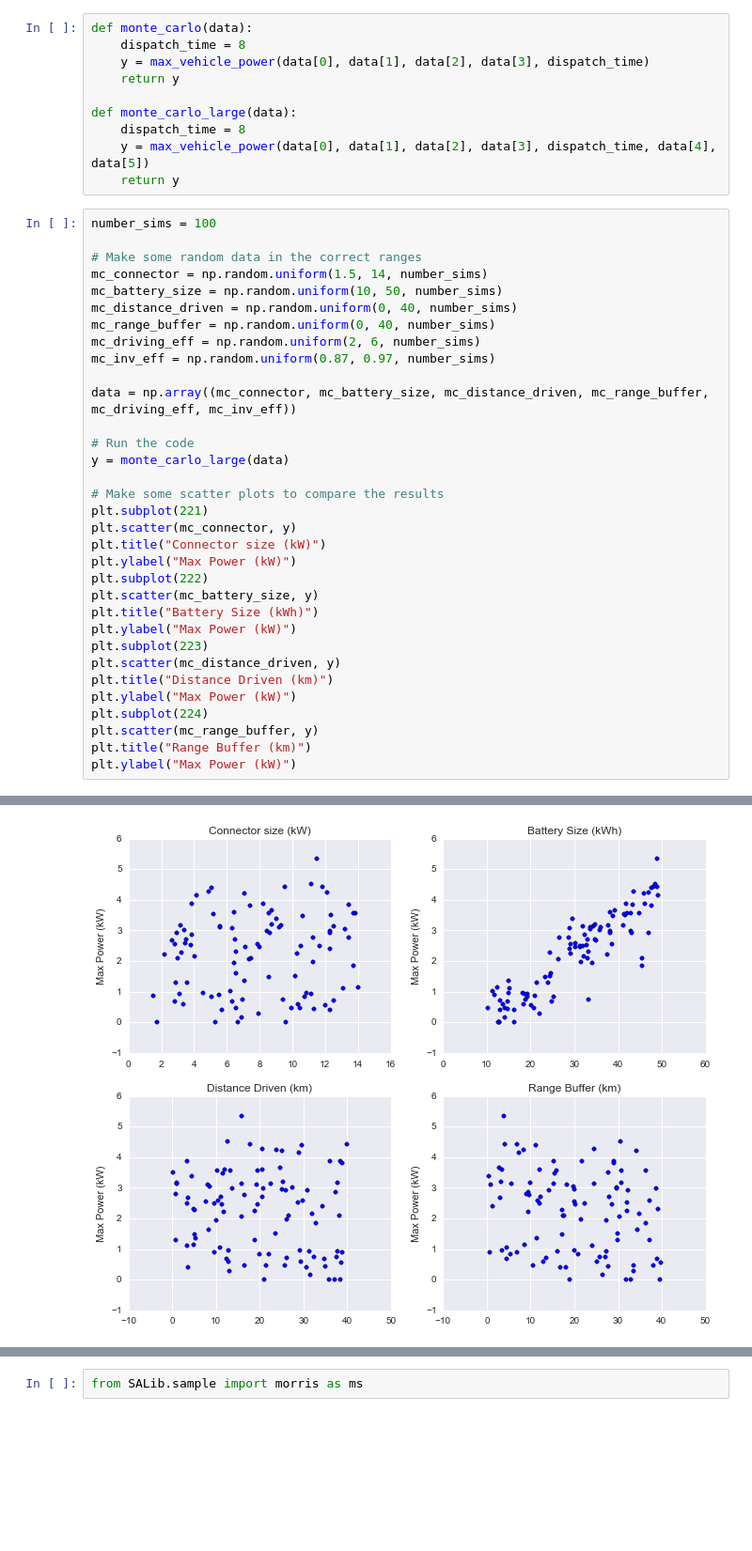
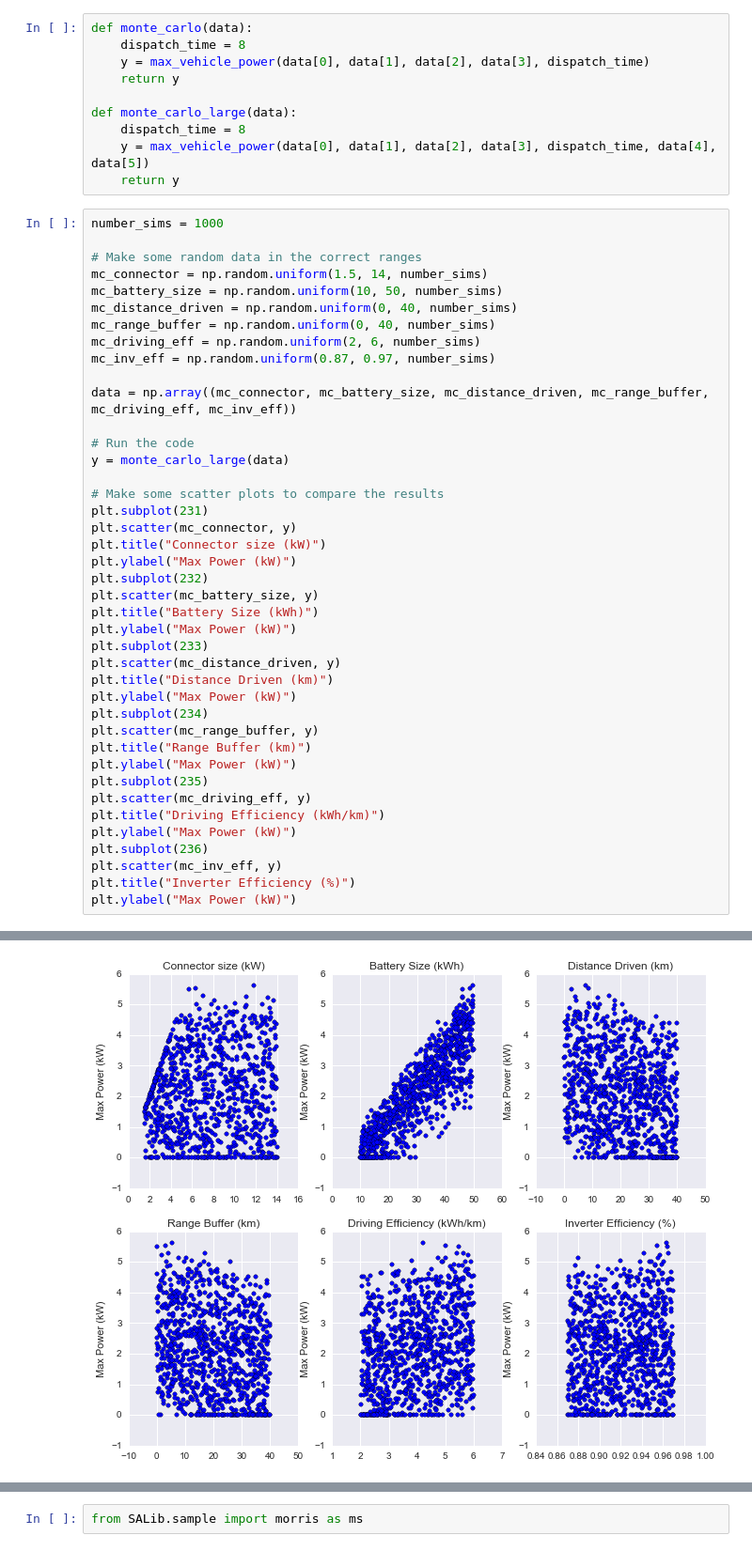
Before and after one commit to SALib/SATut, a Jupyter notebook: Using SA to Interrogate Models/Using Sensitivity Analysis.ipynb, the cells around one changed output, grey strips where cells are left out. Shown: that part at 94% size. Drawn from its saved outputs; the diff is of its cells as text; blank space fills up the shorter version.

```diff
--- a/Using SA to Interrogate Models/Using Sensitivity Analysis.ipynb
+++ b/Using SA to Interrogate Models/Using Sensitivity Analysis.ipynb
@@ -143,38 +159,46 @@ def monte_carlo_large(data):
     y = max_vehicle_power(data[0], data[1], data[2], data[3], dispatch_time, data[4], data[5])
     return y
 # %%
-number_sims = 100
+number_sims = 1000
 
 # Make some random data in the correct ranges
 mc_connector = np.random.uniform(1.5, 14, number_sims)
 mc_battery_size = np.random.uniform(10, 50, number_sims)
 mc_distance_driven = np.random.uniform(0, 40, number_sims)
 mc_range_buffer = np.random.uniform(0, 40, number_sims)
 mc_driving_eff = np.random.uniform(2, 6, number_sims)
 mc_inv_eff = np.random.uniform(0.87, 0.97, number_sims)
 
 data = np.array((mc_connector, mc_battery_size, mc_distance_driven, mc_range_buffer, mc_driving_eff, mc_inv_eff))
 
 # Run the code
 y = monte_carlo_large(data)
 
 # Make some scatter plots to compare the results
-plt.subplot(221)
+plt.subplot(231)
 plt.scatter(mc_connector, y)
 plt.title("Connector size (kW)")
 plt.ylabel("Max Power (kW)")
-plt.subplot(222)
+plt.subplot(232)
 plt.scatter(mc_battery_size, y)
 plt.title("Battery Size (kWh)")
 plt.ylabel("Max Power (kW)")
-plt.subplot(223)
+plt.subplot(233)
 plt.scatter(mc_distance_driven, y)
 plt.title("Distance Driven (km)")
 plt.ylabel("Max Power (kW)")
-plt.subplot(224)
+plt.subplot(234)
 plt.scatter(mc_range_buffer, y)
 plt.title("Range Buffer (km)")
 plt.ylabel("Max Power (kW)")
+plt.subplot(235)
+plt.scatter(mc_driving_eff, y)
+plt.title("Driving Efficiency (kWh/km)")
+plt.ylabel("Max Power (kW)")
+plt.subplot(236)
+plt.scatter(mc_inv_eff, y)
+plt.title("Inverter Efficiency (%)")
+plt.ylabel("Max Power (kW)")
 # %% [output]
 <matplotlib.text.Text at 0x...>
-[figure, old version]
+[figure, new version]
```
Also changed, not shown: parts of 10 cells of this notebook, 1 other file.
